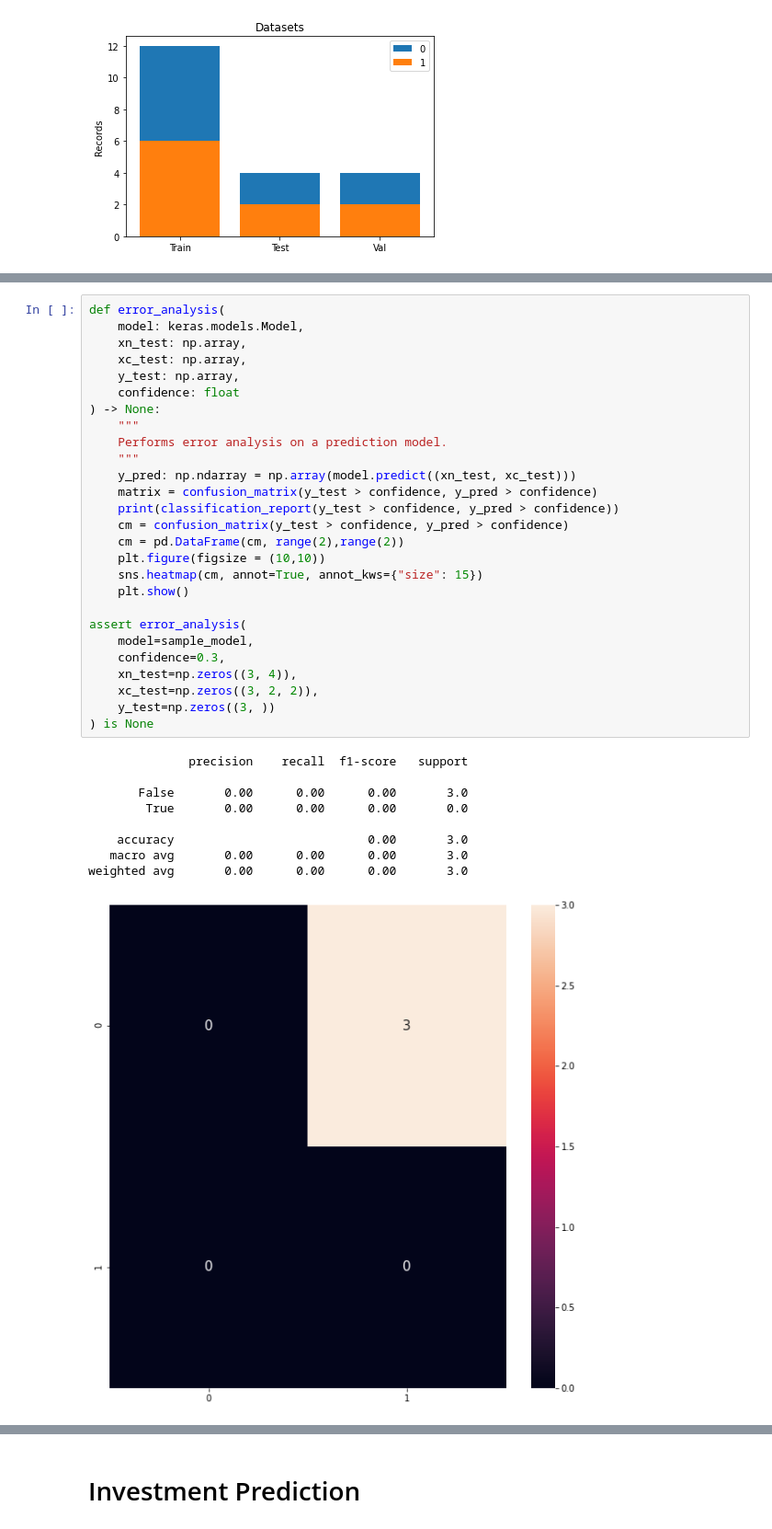
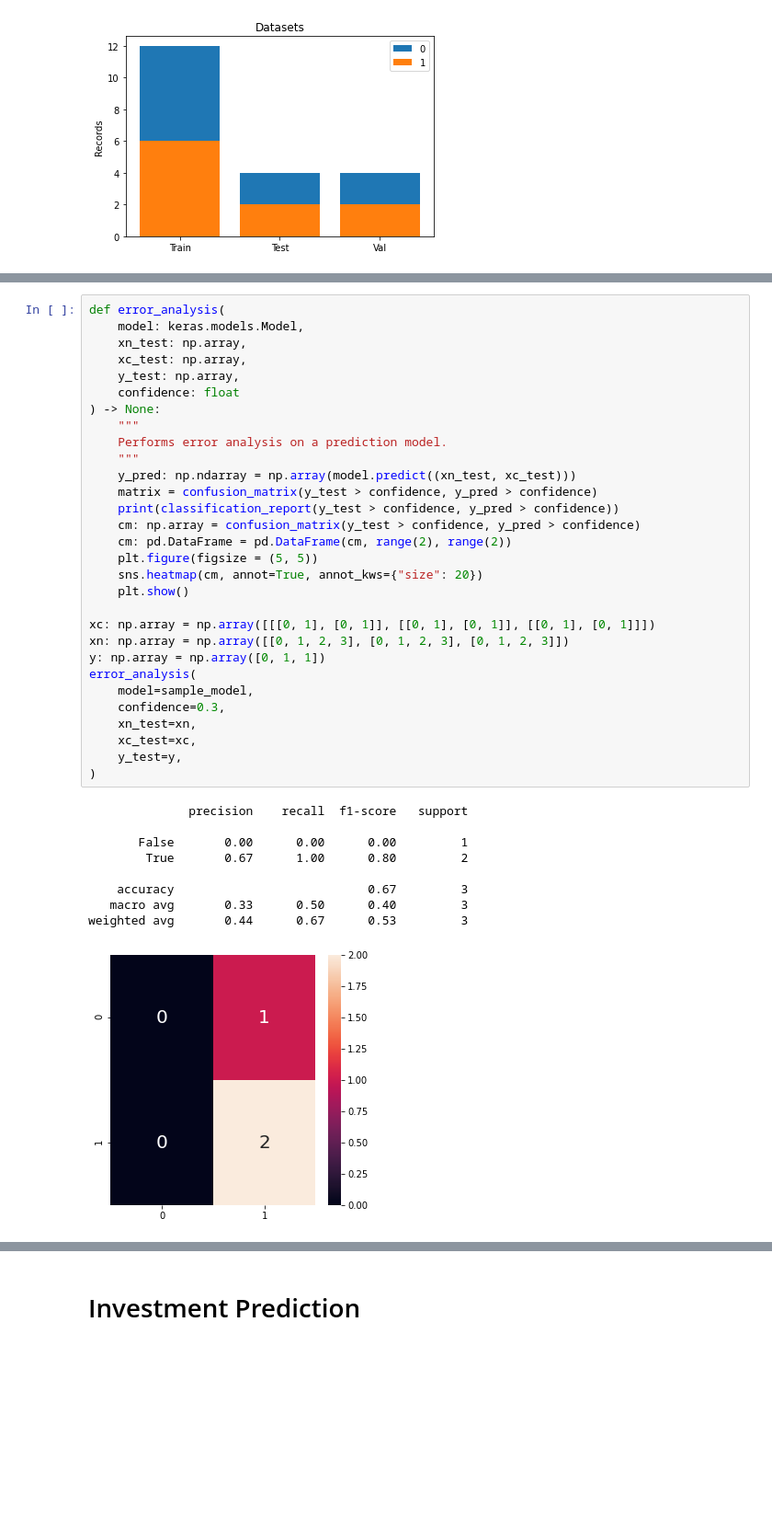
Before and after one commit to MartinCastroAlvarez/python-deep-learning-algorithms, a Jupyter notebook: linkprediction.ipynb, the cells around one changed output, grey strips where cells are left out. Shown at 92% size. Cells and saved outputs as stored; diff of their text form; blank space fills up the shorter version.

```diff
--- a/linkprediction.ipynb
+++ b/linkprediction.ipynb
@@ -935,40 +1018,43 @@ Metrics: 21830.287109375 0.6666666865348816
 # %%
 def error_analysis(
     model: keras.models.Model,
     xn_test: np.array,
     xc_test: np.array,
     y_test: np.array,
     confidence: float
 ) -> None:
     """
     Performs error analysis on a prediction model.
     """
     y_pred: np.ndarray = np.array(model.predict((xn_test, xc_test)))
     matrix = confusion_matrix(y_test > confidence, y_pred > confidence)
     print(classification_report(y_test > confidence, y_pred > confidence))
-    cm = confusion_matrix(y_test > confidence, y_pred > confidence)
-    cm = pd.DataFrame(cm, range(2),range(2))
-    plt.figure(figsize = (10,10))
-    sns.heatmap(cm, annot=True, annot_kws={"size": 15})
+    cm: np.array = confusion_matrix(y_test > confidence, y_pred > confidence)
+    cm: pd.DataFrame = pd.DataFrame(cm, range(2), range(2))
+    plt.figure(figsize = (5, 5))
+    sns.heatmap(cm, annot=True, annot_kws={"size": 20})
     plt.show()
 
-assert error_analysis(
+xc: np.array = np.array([[[0, 1], [0, 1]], [[0, 1], [0, 1]], [[0, 1], [0, 1]]])
+xn: np.array = np.array([[0, 1, 2, 3], [0, 1, 2, 3], [0, 1, 2, 3]])
+y: np.array = np.array([0, 1, 1])
+error_analysis(
     model=sample_model,
     confidence=0.3,
-    xn_test=np.zeros((3, 4)),
-    xc_test=np.zeros((3, 2, 2)),
-    y_test=np.zeros((3, ))
-) is None
+    xn_test=xn,
+    xc_test=xc,
+    y_test=y,
+)
 # %% [output]
               precision    recall  f1-score   support
 
-       False       0.00      0.00      0.00       3.0
-        True       0.00      0.00      0.00       0.0
+       False       0.00      0.00      0.00         1
+        True       0.67      1.00      0.80         2
 
-    accuracy                           0.00       3.0
-   macro avg       0.00      0.00      0.00       3.0
-weighted avg       0.00      0.00      0.00       3.0
+    accuracy                           0.67         3
+   macro avg       0.33      0.50      0.40         3
+weighted avg       0.44      0.67      0.53         3
-[figure, old version]
+[figure, new version]
 # %%
  def predict_link_model(
     model: keras.models.Model,
```
Also changed, not shown: parts of 36 cells of this notebook.
